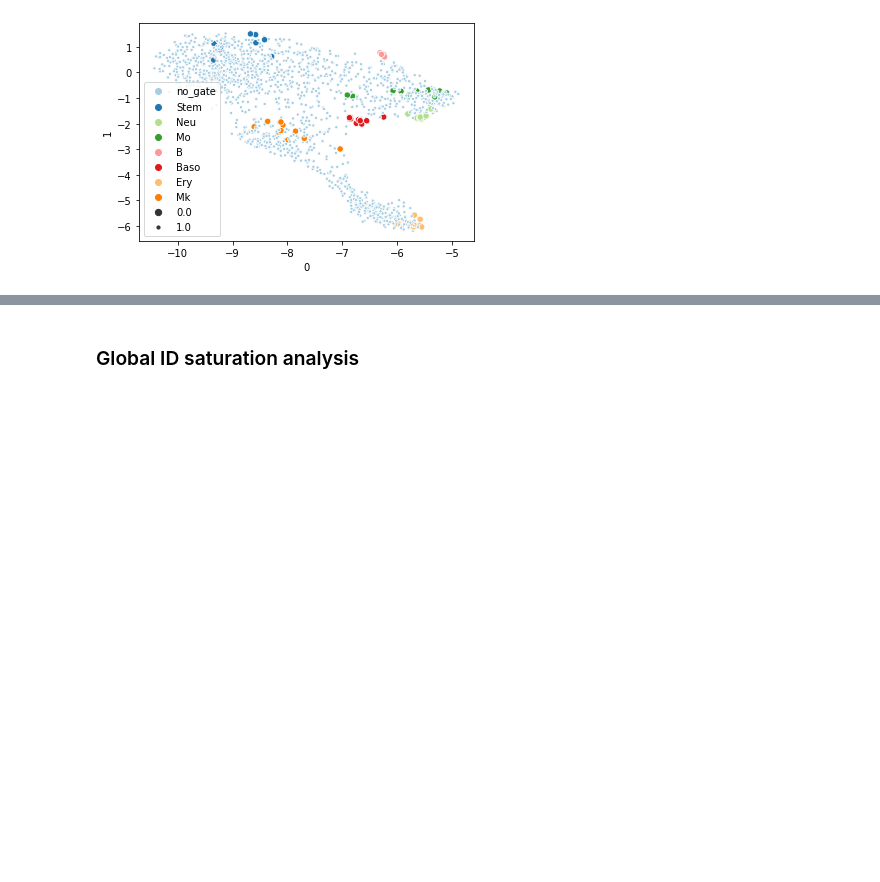
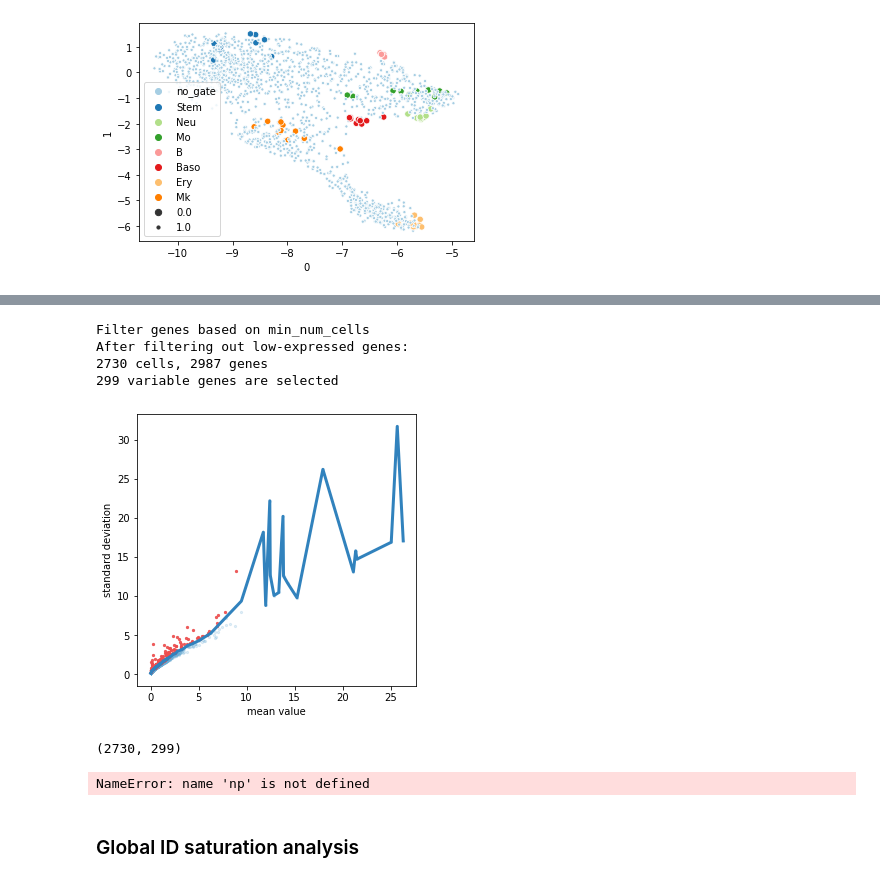
Before and after one commit to j-bac/id-concentration, a Jupyter notebook: notebooks/Test-estimators-nestorowa.ipynb, the cells around one changed output, grey strips where cells are left out. Drawn from its saved outputs; the diff is of its cells as text; code cells hidden in the pictures; blank space fills up the shorter version.

```diff
--- a/notebooks/Test-estimators-nestorowa.ipynb
+++ b/notebooks/Test-estimators-nestorowa.ipynb
@@ -306,5 +321,3 @@ class DimEst():
     def twonn(data):
         res = twonn_py(data)
         return res
-# %%
-data=np.random.random((100,10))
@@ -441,0 +656,2 @@ sns.scatterplot(df[0],df[1],
+# %%
+adata=sc.datasets.paul15()
@@ -442,3 +662,23 @@ sns.scatterplot(df[0],df[1],
+# %%
+adata.uns['workdir']='../data/single_cell'
+# %%
+remove_mt_genes(adata)
+filter_genes(adata,min_num_cells = 5)
+select_variable_genes(adata,loess_frac=0.01, percentile=90)
+# %% [output]
+Filter genes based on min_num_cells
+After filtering out low-expressed genes:
+2730 cells, 2987 genes
+299 variable genes are selected
+[figure, added]
+# %%
+adata.obsm['var_genes']
+# %% [output]
+(2730, 299)
+# %%
+np.log2(adata.to_df().to_numpy())
+# %% [output]
+NameError: name 'np' is not defined
 # %% [markdown]
 ### Global ID saturation analysis
 # %%
```
Also changed, not shown: parts of 12 cells of this notebook, 8 other files.
